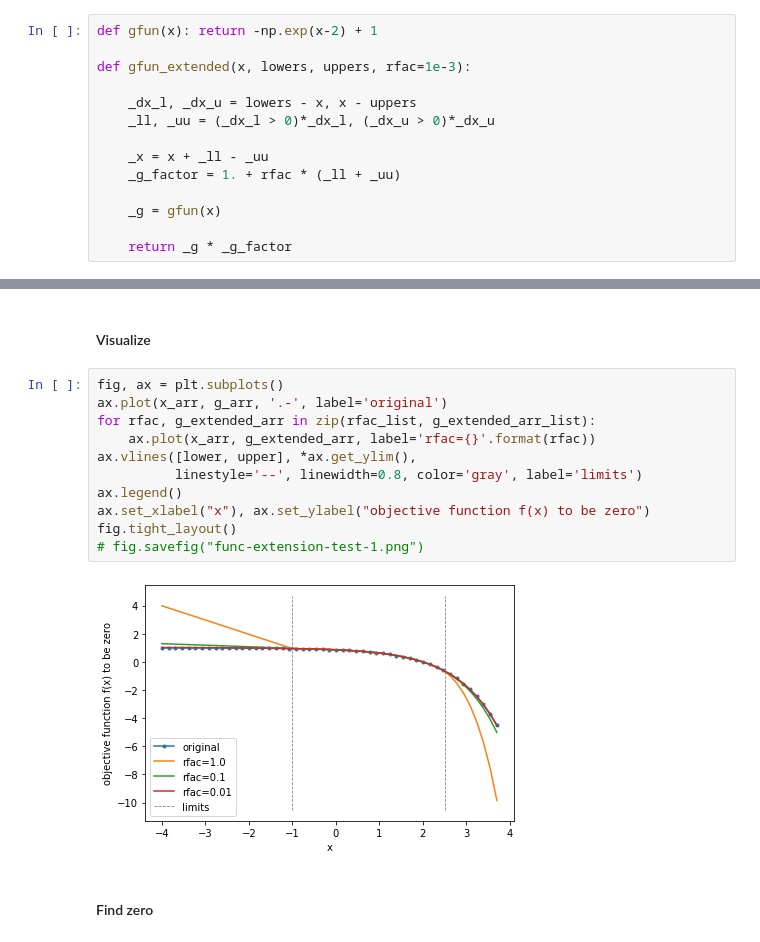
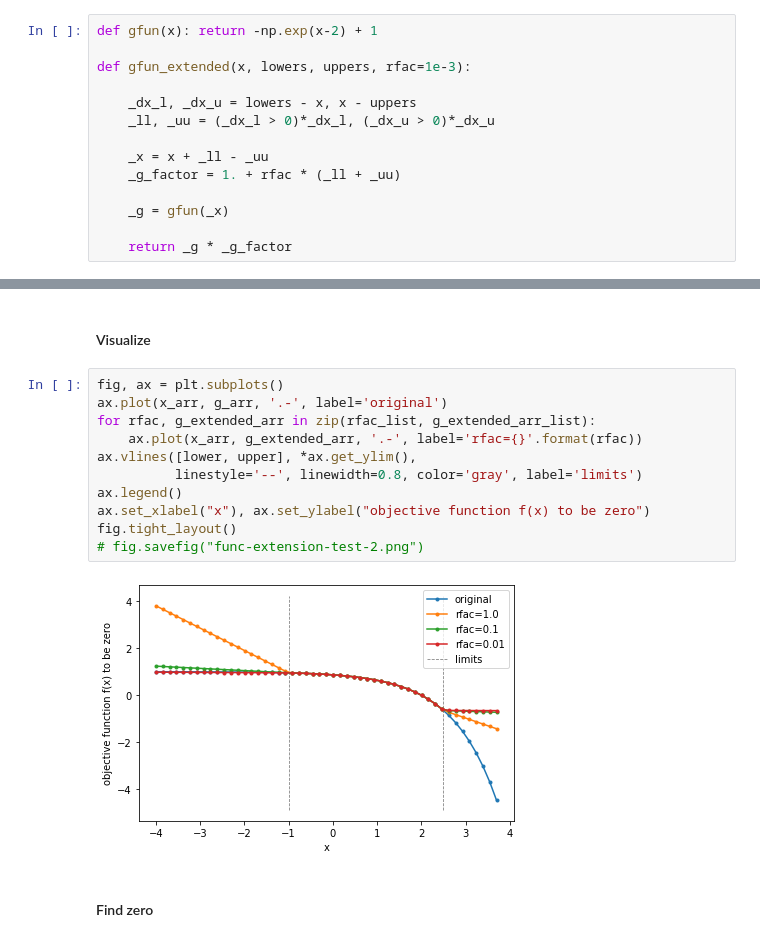
Before and after one commit to jam31118/implicit-euler, a Jupyter notebook: 1d-box/fixed-timestep/test-out-of-range-treatment/extend-out-of-range.ipynb, the cells around one changed output, grey strips where cells are left out. Cells and saved outputs as stored; diff of their text form.

```diff
--- a/1d-box/fixed-timestep/test-out-of-range-treatment/extend-out-of-range.ipynb
+++ b/1d-box/fixed-timestep/test-out-of-range-treatment/extend-out-of-range.ipynb
@@ -14,7 +14,7 @@ def gfun_extended(x, lowers, uppers, rfac=1e-3):
     _x = x + _ll - _uu
     _g_factor = 1. + rfac * (_ll + _uu)
 
-    _g = gfun(x)
+    _g = gfun(_x)
 
     return _g * _g_factor
 # %% [markdown]
@@ -34,16 +34,16 @@ g_extended_arr_list = [gfun_extended(x_arr, lower, upper, rfac) for rfac in rfac
 # %%
 fig, ax = plt.subplots()
 ax.plot(x_arr, g_arr, '.-', label='original')
 for rfac, g_extended_arr in zip(rfac_list, g_extended_arr_list):
-    ax.plot(x_arr, g_extended_arr, label='rfac={}'.format(rfac))
+    ax.plot(x_arr, g_extended_arr, '.-', label='rfac={}'.format(rfac))
 ax.vlines([lower, upper], *ax.get_ylim(),
           linestyle='--', linewidth=0.8, color='gray', label='limits')
 ax.legend()
 ax.set_xlabel("x"), ax.set_ylabel("objective function f(x) to be zero")
 fig.tight_layout()
-# fig.savefig("func-extension-test-1.png")
+# fig.savefig("func-extension-test-2.png")
 # %% [output]
-[figure, old version]
+[figure, new version]
 # %% [markdown]
 #### Find zero
 # %%
```
Also changed, not shown: parts of 1 cell of this notebook.
